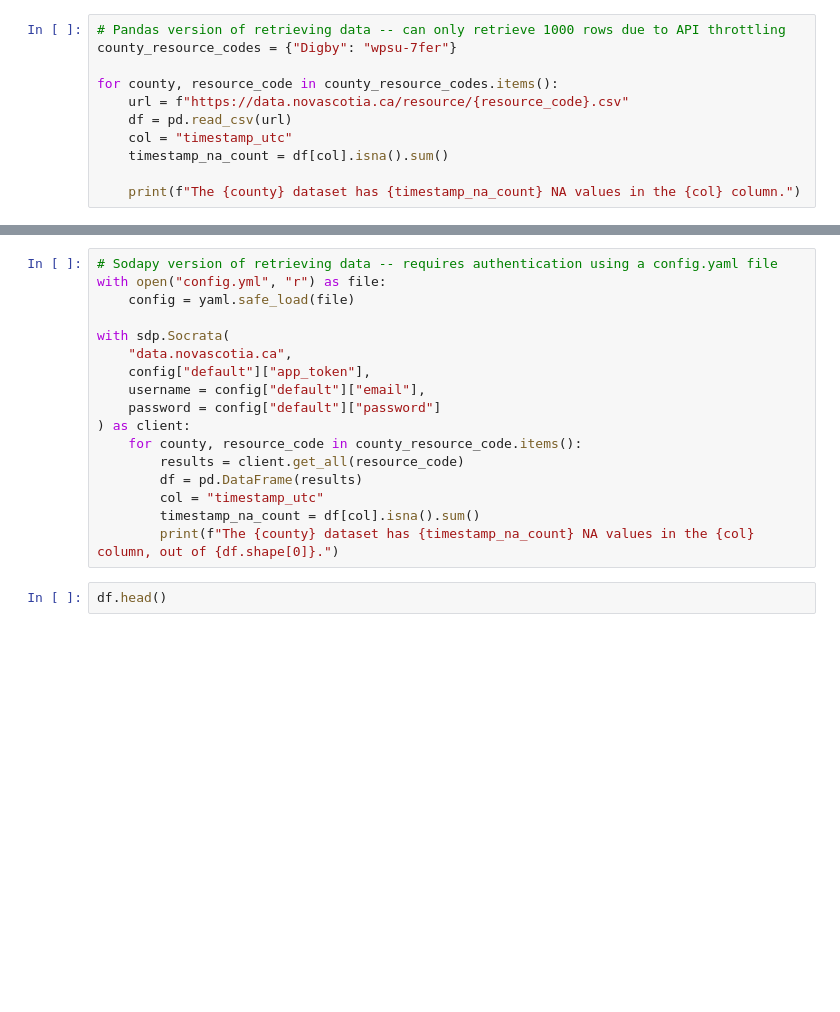
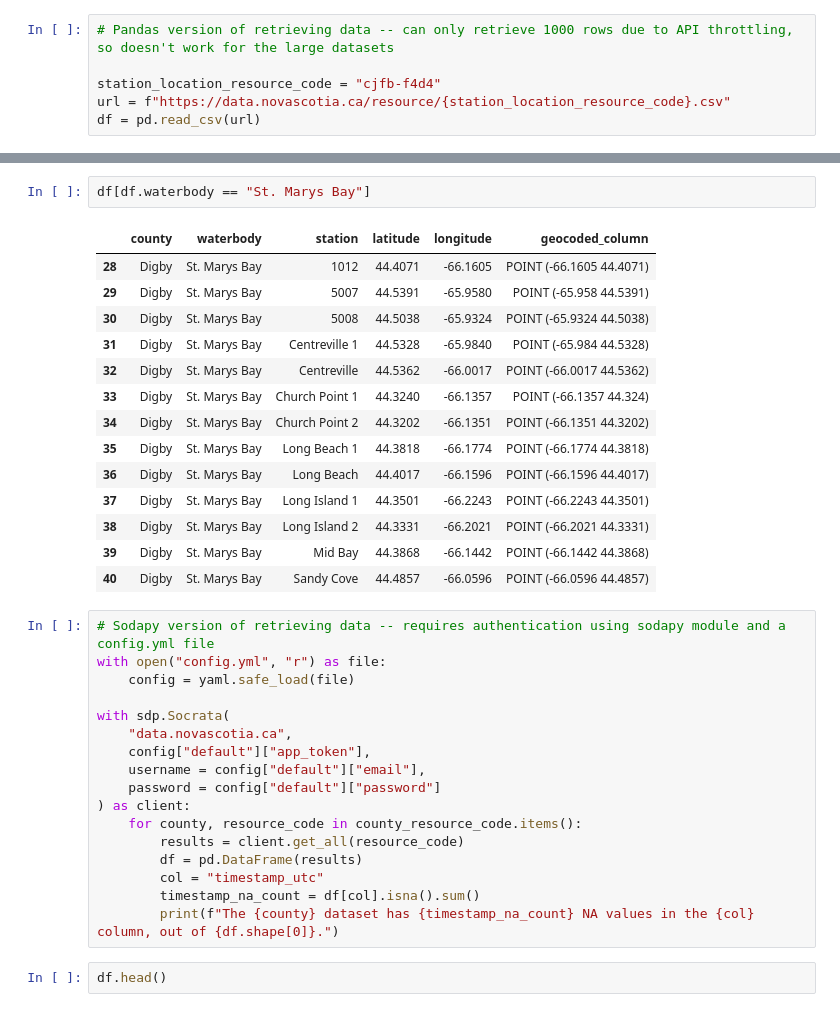
Before and after one commit to oceanhackweek/ohw26_model_downsampling, a Jupyter notebook: contributor_folders/rachel/explore_cmar_data.ipynb, the cells around one changed output, grey strips where cells are left out. Saved outputs shown, nothing was run; the diff lists cells and outputs as text; blank space fills up the shorter version.

Commit message:
Add code to view station locations, filtering to St. Marys Bay

```diff
--- a/contributor_folders/rachel/explore_cmar_data.ipynb
+++ b/contributor_folders/rachel/explore_cmar_data.ipynb
@@ -7,13 +7,8 @@ import sodapy as sdp
 # %% [output]
 ModuleNotFoundError: No module named 'sodapy'
 # %%
-# Pandas version of retrieving data -- can only retrieve 1000 rows due to API throttling
-county_resource_codes = {"Digby": "wpsu-7fer"}
+# Pandas version of retrieving data -- can only retrieve 1000 rows due to API throttling, so doesn't work for the large datasets
 
-for county, resource_code in county_resource_codes.items():
-    url = f"https://data.novascotia.ca/resource/{resource_code}.csv"
-    df = pd.read_csv(url)
-    col = "timestamp_utc"
-    timestamp_na_count = df[col].isna().sum()
-
-    print(f"The {county} dataset has {timestamp_na_count} NA values in the {col} column.")
+station_location_resource_code = "cjfb-f4d4"
+url = f"https://data.novascotia.ca/resource/{station_location_resource_code}.csv"
+df = pd.read_csv(url)
@@ -22,5 +24,22 @@ The Digby dataset has 0 NA values in the timestamp_utc column.
+# %%
+df[df.waterbody == "St. Marys Bay"]
+# %% [output]
+|  | county | waterbody | station | latitude | longitude | geocoded_column |
+| 28 | Digby | St. Marys Bay | 1012 | 44.4071 | -66.1605 | POINT (-66.1605 44.4071) |
+| 29 | Digby | St. Marys Bay | 5007 | 44.5391 | -65.9580 | POINT (-65.958 44.5391) |
+| 30 | Digby | St. Marys Bay | 5008 | 44.5038 | -65.9324 | POINT (-65.9324 44.5038) |
+| 31 | Digby | St. Marys Bay | Centreville 1 | 44.5328 | -65.9840 | POINT (-65.984 44.5328) |
+| 32 | Digby | St. Marys Bay | Centreville | 44.5362 | -66.0017 | POINT (-66.0017 44.5362) |
+| 33 | Digby | St. Marys Bay | Church Point 1 | 44.3240 | -66.1357 | POINT (-66.1357 44.324) |
+| 34 | Digby | St. Marys Bay | Church Point 2 | 44.3202 | -66.1351 | POINT (-66.1351 44.3202) |
+| 35 | Digby | St. Marys Bay | Long Beach 1 | 44.3818 | -66.1774 | POINT (-66.1774 44.3818) |
+| 36 | Digby | St. Marys Bay | Long Beach | 44.4017 | -66.1596 | POINT (-66.1596 44.4017) |
+| 37 | Digby | St. Marys Bay | Long Island 1 | 44.3501 | -66.2243 | POINT (-66.2243 44.3501) |
+| 38 | Digby | St. Marys Bay | Long Island 2 | 44.3331 | -66.2021 | POINT (-66.2021 44.3331) |
+| 39 | Digby | St. Marys Bay | Mid Bay | 44.3868 | -66.1442 | POINT (-66.1442 44.3868) |
+| 40 | Digby | St. Marys Bay | Sandy Cove | 44.4857 | -66.0596 | POINT (-66.0596 44.4857) |
 # %%
-# Sodapy version of retrieving data -- requires authentication using a config.yaml file
+# Sodapy version of retrieving data -- requires authentication using sodapy module and a config.yml file
 with open("config.yml", "r") as file:
     config = yaml.safe_load(file)
 
```
Also changed, not shown: parts of 3 cells of this notebook.
